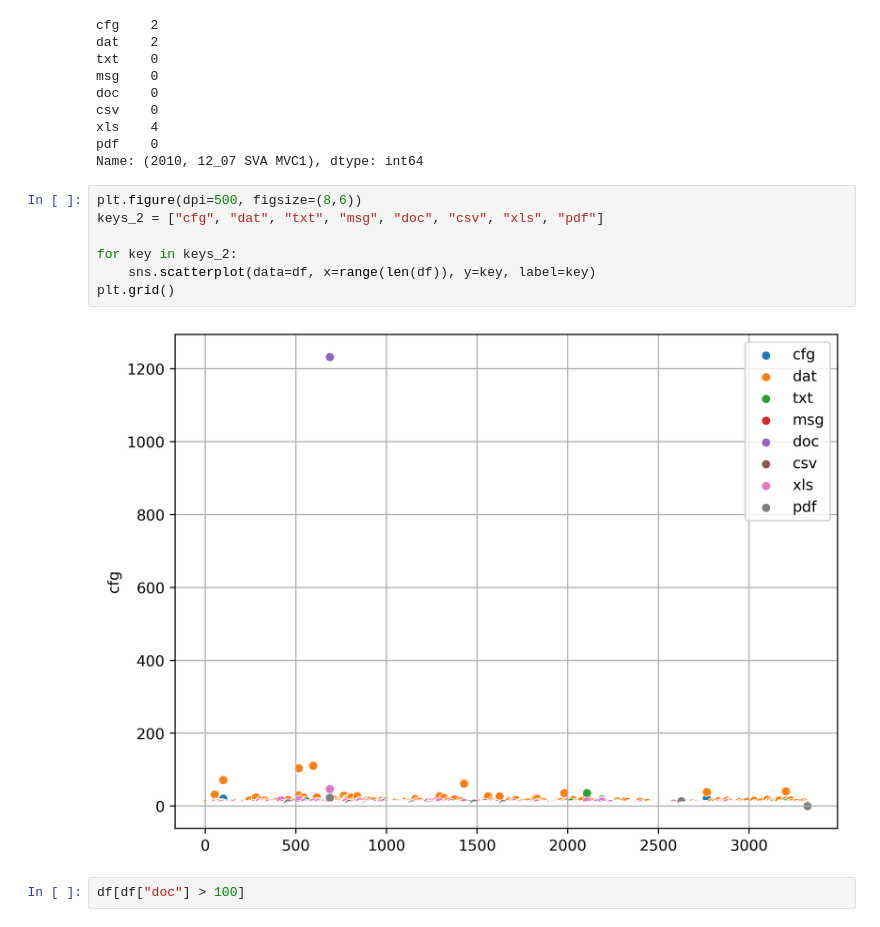
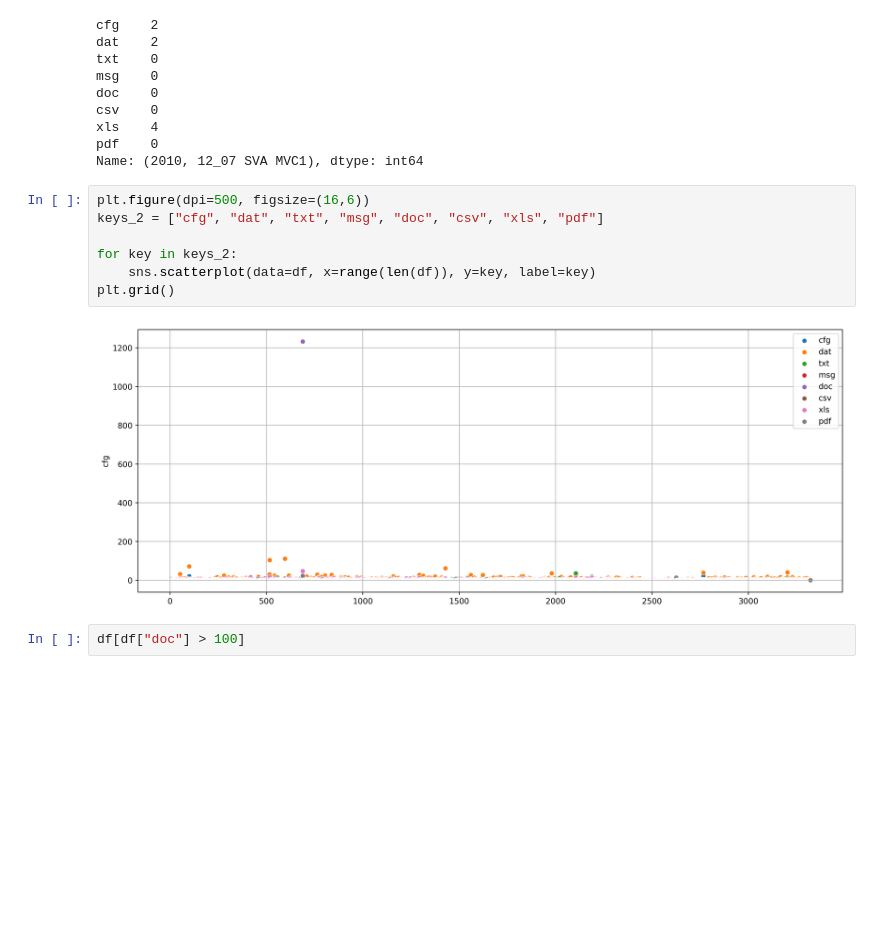
Before and after one commit to gustavoMTG/Disturbance_Analysis_ML, a Jupyter notebook: main.ipynb, the cells around one changed output. Saved outputs shown, nothing was run; the diff lists cells and outputs as text; blank space fills up the shorter version.

```diff
--- a/main.ipynb
+++ b/main.ipynb
@@ -159,14 +135,14 @@ xls    4
 pdf    0
 Name: (2010, 12_07 SVA MVC1), dtype: int64
 # %%
-plt.figure(dpi=500, figsize=(8,6))
+plt.figure(dpi=500, figsize=(16,6))
 keys_2 = ["cfg", "dat", "txt", "msg", "doc", "csv", "xls", "pdf"]
 
 for key in keys_2:
     sns.scatterplot(data=df, x=range(len(df)), y=key, label=key)
 plt.grid()
 # %% [output]
-[figure, old version]
+[figure, new version]
 # %%
 df[df["doc"] > 100]
 # %% [output]
```
Also changed, not shown: parts of 4 cells of this notebook.
